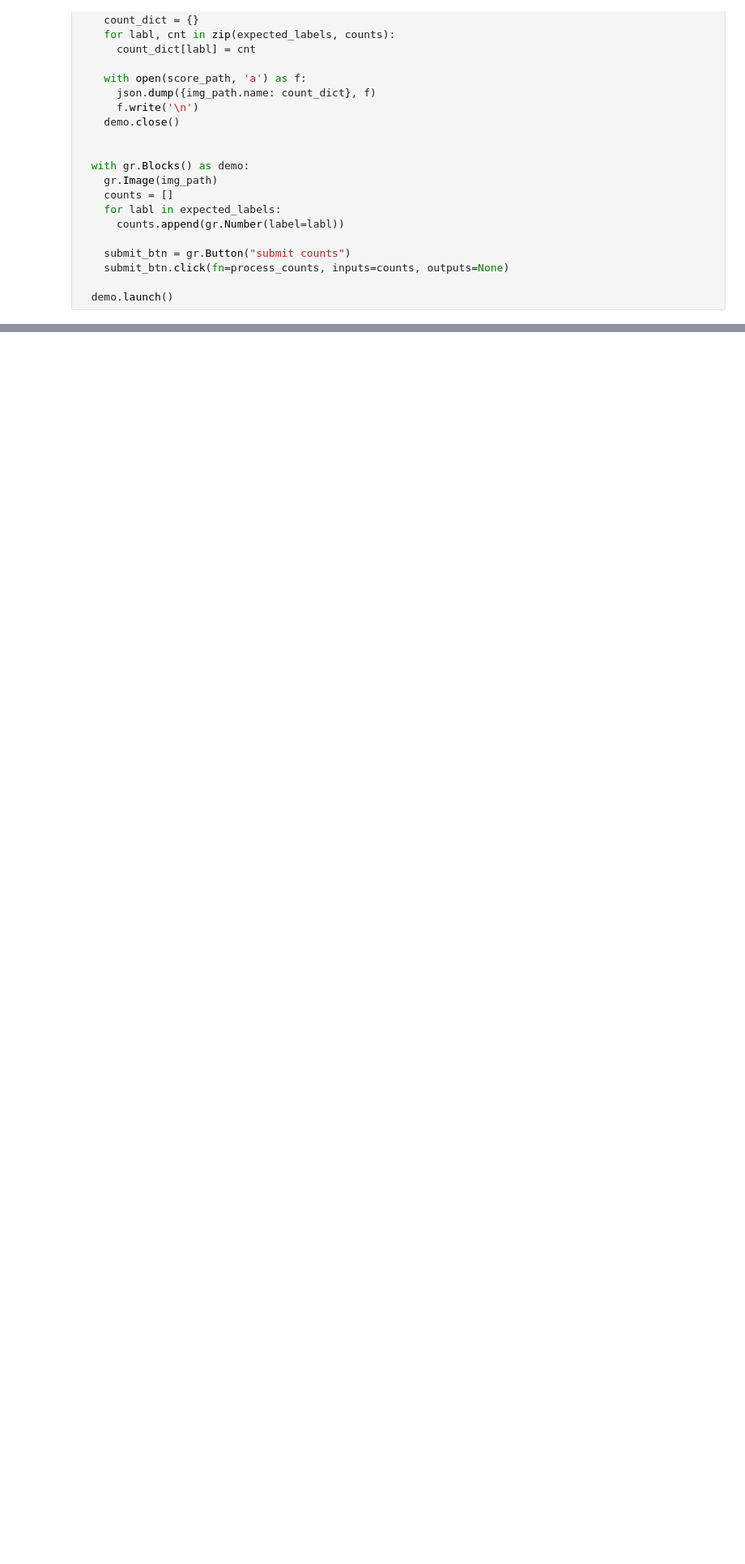
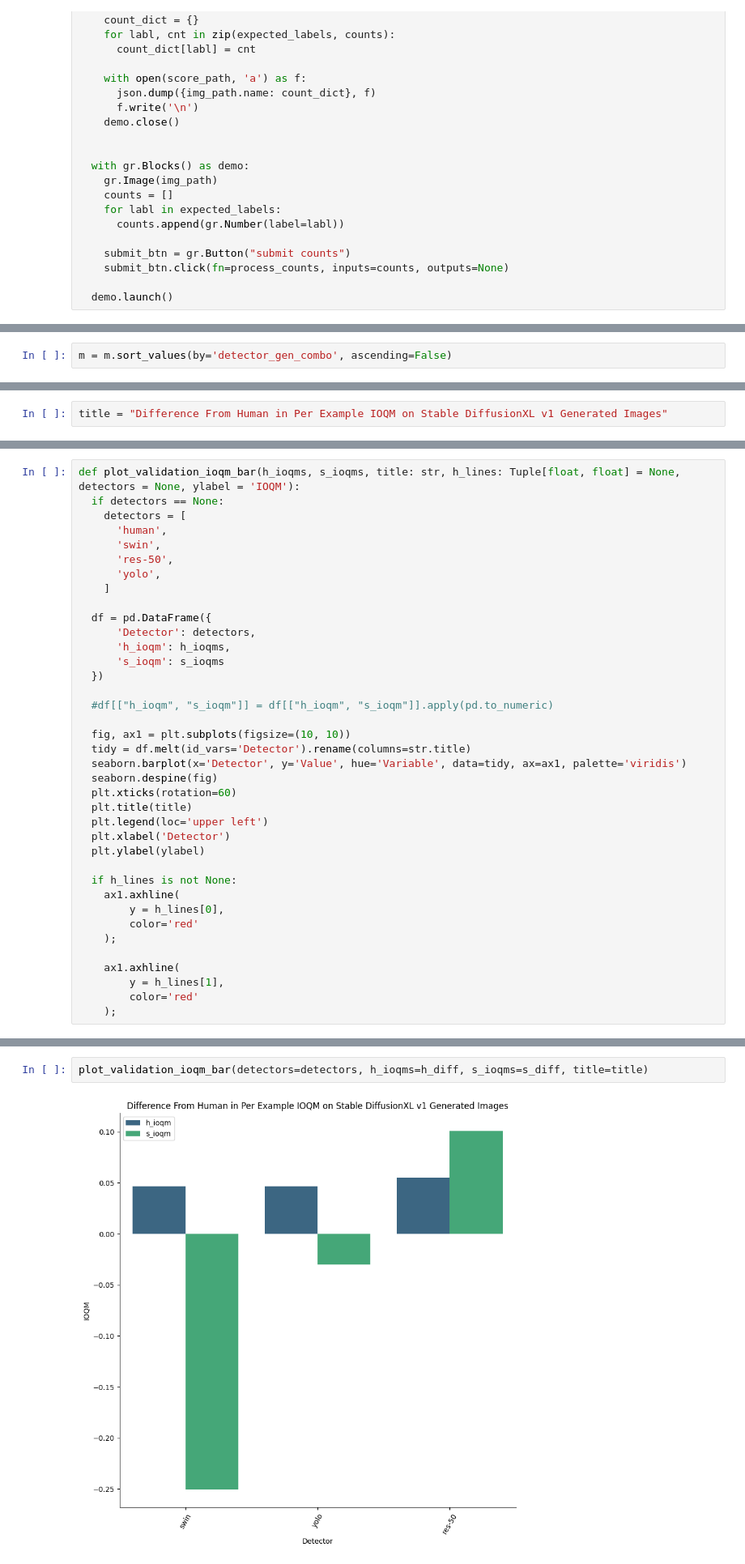
Before and after one commit to semajyllek/ioqm, a Jupyter notebook: notebooks/human_ioqm_eval.ipynb, the cells around one changed output, grey strips where cells are left out. Shown at 81% size. Saved outputs shown, nothing was run; the diff lists cells and outputs as text; blank space fills up the shorter version.

```diff
--- a/notebooks/human_ioqm_eval.ipynb
+++ b/notebooks/human_ioqm_eval.ipynb
@@ -105,0 +443,2 @@ This share link expires in 72 hours. For free permanent hosting and GPU upgrades
+# %%
+m = m.sort_values(by='detector_gen_combo', ascending=False)
@@ -105,0 +467,2 @@ This share link expires in 72 hours. For free permanent hosting and GPU upgrades
+# %%
+title = "Difference From Human in Per Example IOQM on Stable DiffusionXL v1 Generated Images"
@@ -105,0 +478,38 @@ This share link expires in 72 hours. For free permanent hosting and GPU upgrades
+# %%
+def plot_validation_ioqm_bar(h_ioqms, s_ioqms, title: str, h_lines: Tuple[float, float] = None, detectors = None, ylabel = 'IOQM'):
+  if detectors == None:
+    detectors = [
+      'human',
+      'swin',
+      'res-50',
+      'yolo',
+    ]
+
+  df = pd.DataFrame({
+      'Detector': detectors,
+      'h_ioqm': h_ioqms,
+      's_ioqm': s_ioqms
+  })
+
+  #df[["h_ioqm", "s_ioqm"]] = df[["h_ioqm", "s_ioqm"]].apply(pd.to_numeric)
+
+  fig, ax1 = plt.subplots(figsize=(10, 10))
+  tidy = df.melt(id_vars='Detector').rename(columns=str.title)
+  seaborn.barplot(x='Detector', y='Value', hue='Variable', data=tidy, ax=ax1, palette='viridis')
+  seaborn.despine(fig)
+  plt.xticks(rotation=60)
+  plt.title(title)
+  plt.legend(loc='upper left')
+  plt.xlabel('Detector')
+  plt.ylabel(ylabel)
+
+  if h_lines is not None:
+    ax1.axhline(
+        y = h_lines[0],
+        color='red'
+    );
+
+    ax1.axhline(
+        y = h_lines[1],
+        color='red'
+    );
@@ -105,0 +522,4 @@ This share link expires in 72 hours. For free permanent hosting and GPU upgrades
+# %%
+plot_validation_ioqm_bar(detectors=detectors, h_ioqms=h_diff, s_ioqms=s_diff, title=title)
+# %% [output]
+[figure, added]
```
Also changed, not shown: parts of 48 cells of this notebook, 4 other files.
